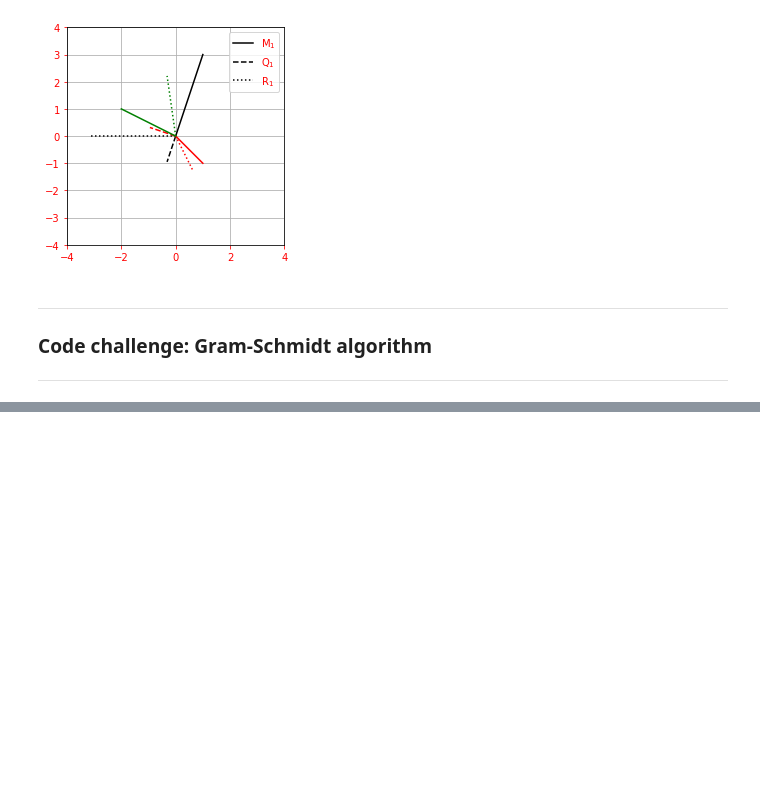
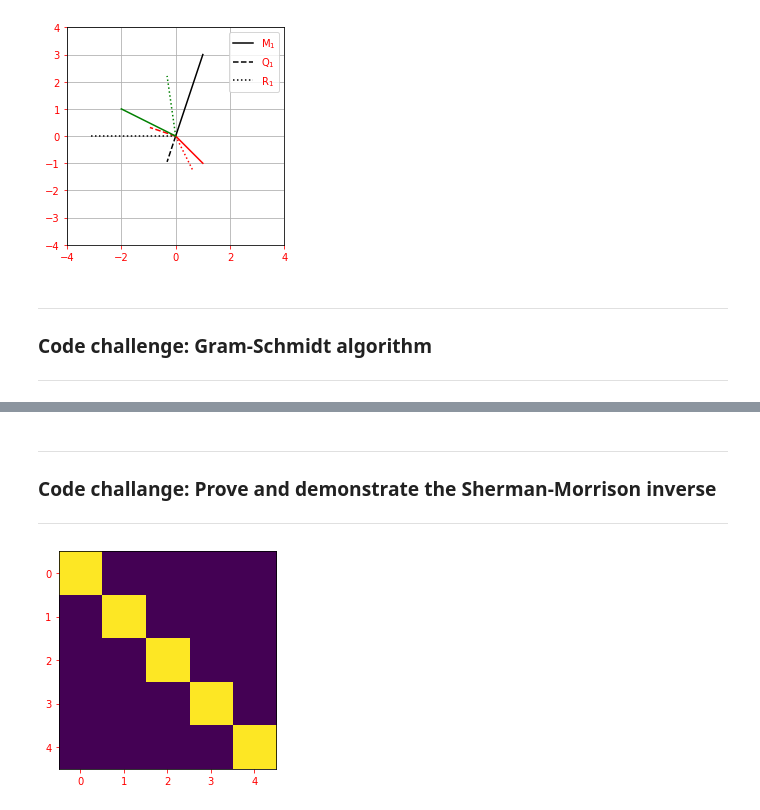
Before and after one commit to akshatsingh1718/maths, a Jupyter notebook: linear_algebra/projection.ipynb, the cells around one changed output, grey strips where cells are left out. Drawn from its saved outputs; the diff is of its cells as text; code cells hidden in the pictures; blank space fills up the shorter version.

```diff
--- a/linear_algebra/projection.ipynb
+++ b/linear_algebra/projection.ipynb
@@ -307,0 +400,14 @@ print(np.round(Q.T @ Q), 5)
+# %% [markdown]
+---
+### Code challange: Prove and demonstrate the Sherman-Morrison inverse
+---
+# %%
+m = 5
+a = np.random.randn(m)
+b = np.random.randn(m)
+A = np.eye(m) - np.outer(a, b)
+A_inv = np.eye(m) + np.outer(a, b)/(1-np.dot(a, b))
+plt.imshow(np.round(A @ A_inv, 6))
+plt.show()
+# %% [output]
+[figure, added]
```
Also changed, not shown: parts of 23 cells of this notebook.
